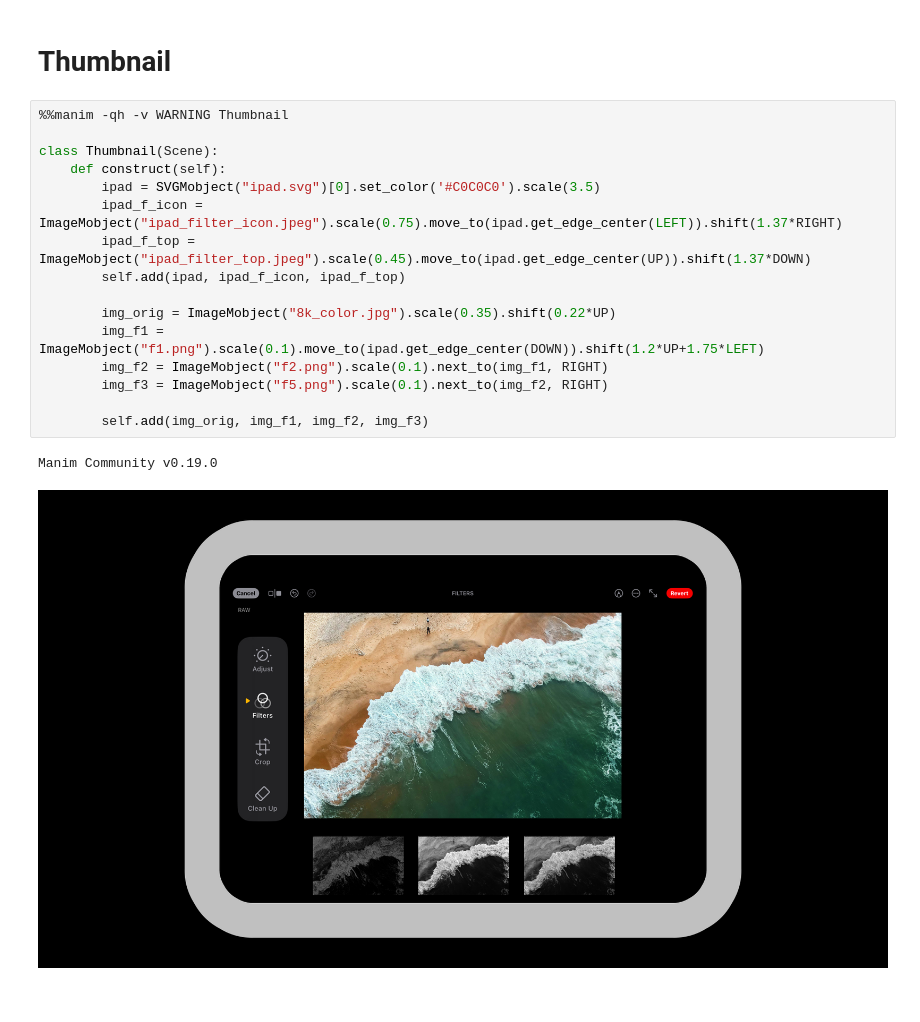
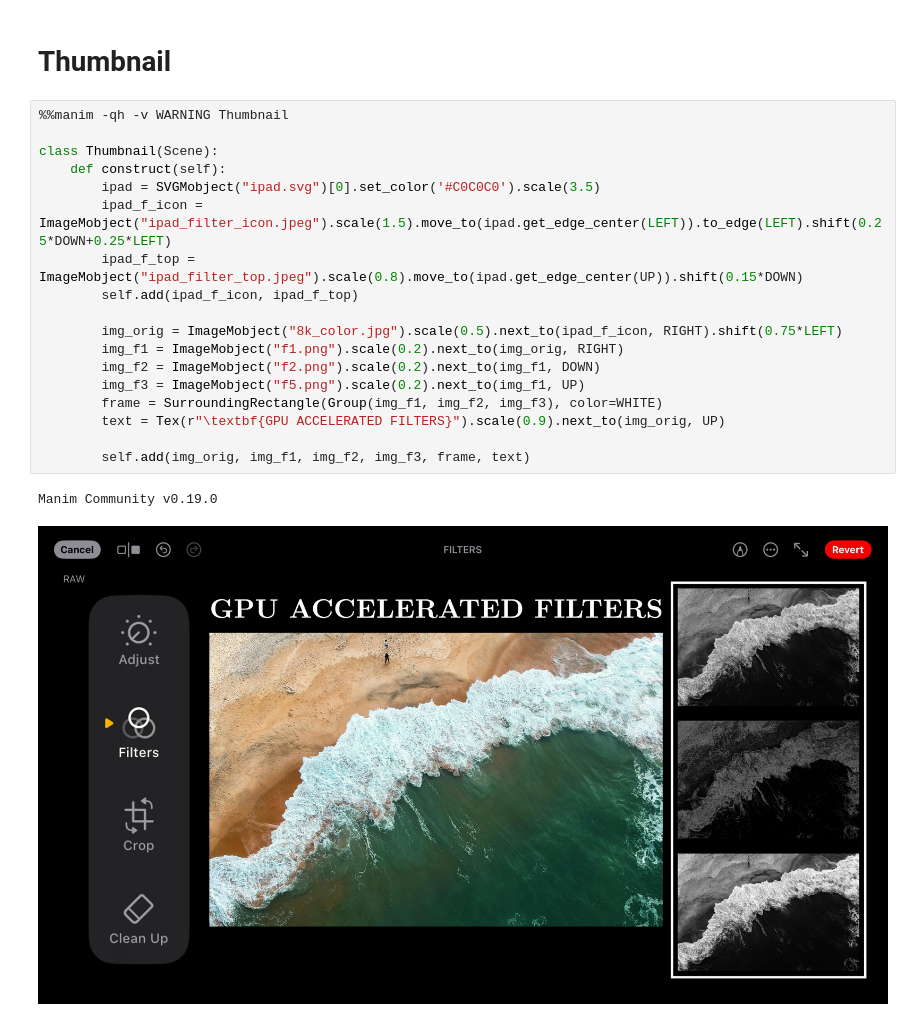
Before and after one commit to tgautam03/0Mean1Sigma, a Jupyter notebook: 2025-01-30-Image-Filters/anims.ipynb, the cells around one changed output. Cells and saved outputs as stored; diff of their text form.

```diff
--- a/2025-01-30-Image-Filters/anims.ipynb
+++ b/2025-01-30-Image-Filters/anims.ipynb
@@ -1155,19 +1155,21 @@ class Conclusion(Scene):
 # %%
 %%manim -qh -v WARNING Thumbnail
 
 class Thumbnail(Scene):
     def construct(self):
         ipad = SVGMobject("ipad.svg")[0].set_color('#C0C0C0').scale(3.5)
-        ipad_f_icon = ImageMobject("ipad_filter_icon.jpeg").scale(0.75).move_to(ipad.get_edge_center(LEFT)).shift(1.37*RIGHT)
-        ipad_f_top = ImageMobject("ipad_filter_top.jpeg").scale(0.45).move_to(ipad.get_edge_center(UP)).shift(1.37*DOWN)
-        self.add(ipad, ipad_f_icon, ipad_f_top)
+        ipad_f_icon = ImageMobject("ipad_filter_icon.jpeg").scale(1.5).move_to(ipad.get_edge_center(LEFT)).to_edge(LEFT).shift(0.25*DOWN+0.25*LEFT)
+        ipad_f_top = ImageMobject("ipad_filter_top.jpeg").scale(0.8).move_to(ipad.get_edge_center(UP)).shift(0.15*DOWN)
+        self.add(ipad_f_icon, ipad_f_top)
 
-        img_orig = ImageMobject("8k_color.jpg").scale(0.35).shift(0.22*UP)
-        img_f1 = ImageMobject("f1.png").scale(0.1).move_to(ipad.get_edge_center(DOWN)).shift(1.2*UP+1.75*LEFT)
-        img_f2 = ImageMobject("f2.png").scale(0.1).next_to(img_f1, RIGHT)
-        img_f3 = ImageMobject("f5.png").scale(0.1).next_to(img_f2, RIGHT)
+        img_orig = ImageMobject("8k_color.jpg").scale(0.5).next_to(ipad_f_icon, RIGHT).shift(0.75*LEFT)
+        img_f1 = ImageMobject("f1.png").scale(0.2).next_to(img_orig, RIGHT)
+        img_f2 = ImageMobject("f2.png").scale(0.2).next_to(img_f1, DOWN)
+        img_f3 = ImageMobject("f5.png").scale(0.2).next_to(img_f1, UP)
+        frame = SurroundingRectangle(Group(img_f1, img_f2, img_f3), color=WHITE)
+        text = Tex(r"\textbf{GPU ACCELERATED FILTERS}").scale(0.9).next_to(img_orig, UP)
 
-        self.add(img_orig, img_f1, img_f2, img_f3)
+        self.add(img_orig, img_f1, img_f2, img_f3, frame, text)
 # %% [output]
 Manim Community v0.19.0
-[figure, old version]
+[figure, new version]
```
